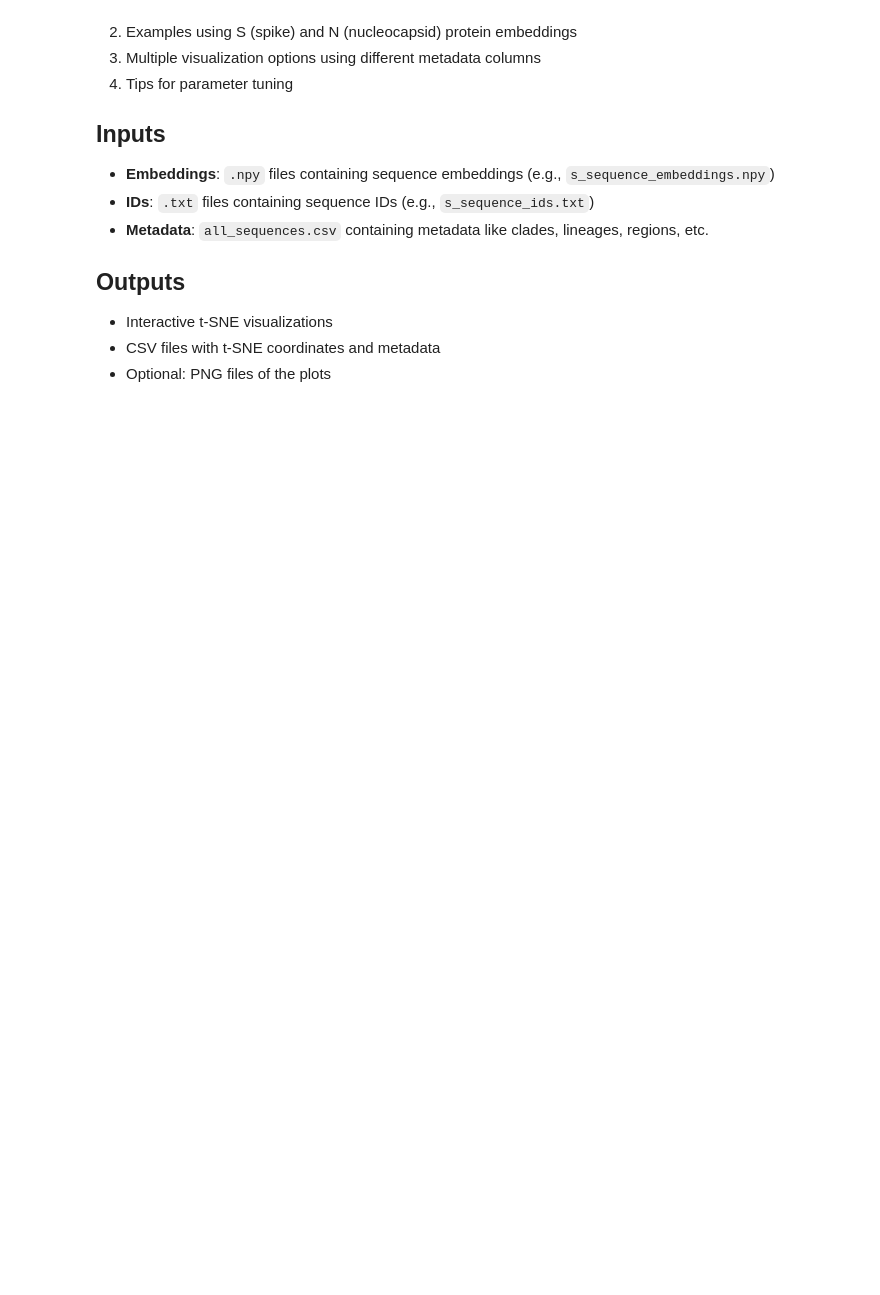
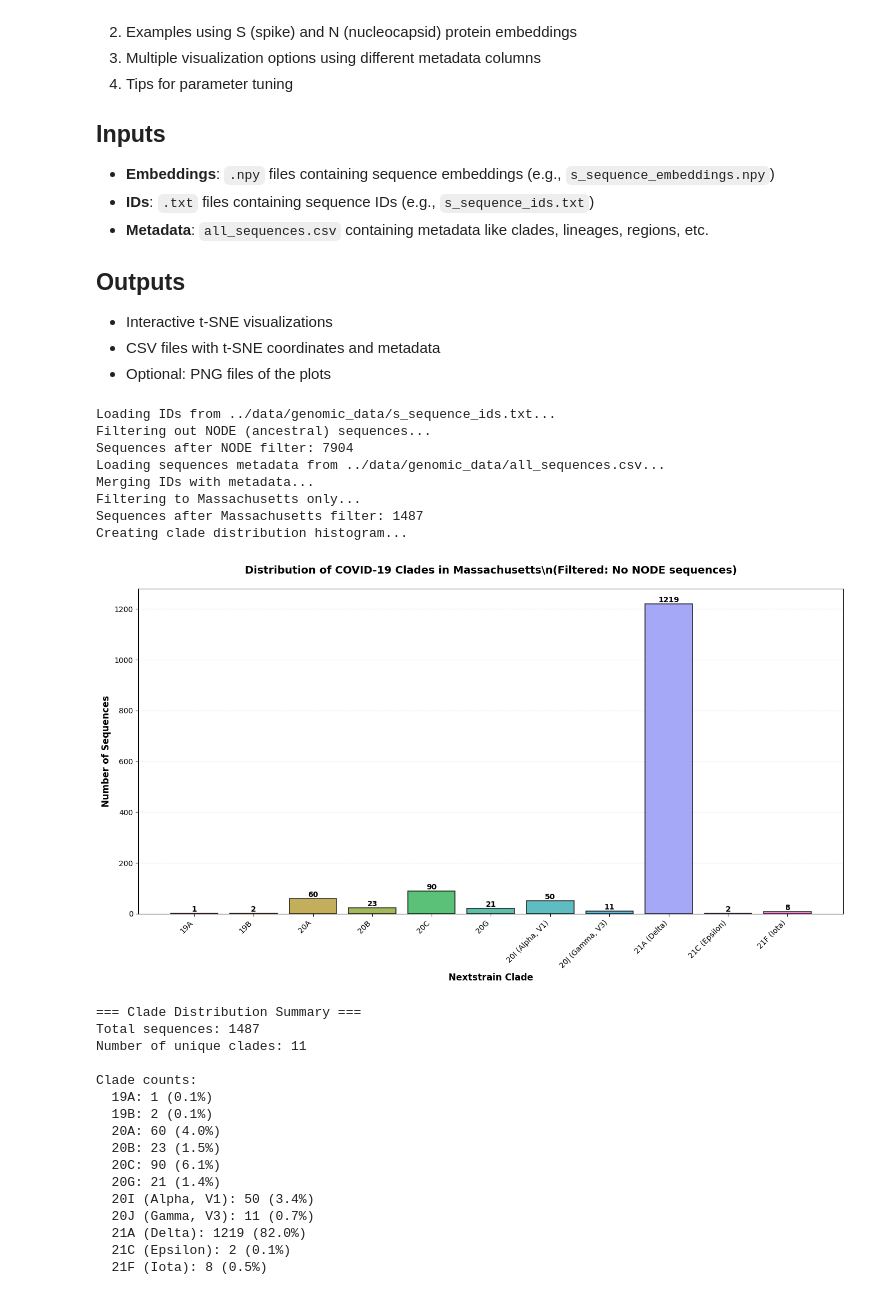
Before and after one commit to vnagpal25/gen-cov-abm, a Jupyter notebook: notebooks/visualize-embeddings.ipynb, the cells around one changed output. Cells and saved outputs as stored; diff of their text form; code cells hidden in the pictures; blank space fills up the shorter version.

```diff
--- a/notebooks/visualize-embeddings.ipynb
+++ b/notebooks/visualize-embeddings.ipynb
@@ -84,35 +84,61 @@ def plot_clade_distribution(ids_path, sequences_csv_path, figsize=(14, 8)):
     ax.set_xticklabels(clade_counts.index, rotation=45, ha='right')
 
     # Add value labels on top of bars
     for i, (bar, count) in enumerate(zip(bars, clade_counts.values)):
         height = bar.get_height()
         ax.text(bar.get_x() + bar.get_width()/2., height,
                 f'{int(count)}',
                 ha='center', va='bottom', fontsize=10, fontweight='bold')
 
     # Add grid
     ax.grid(True, axis='y', alpha=0.3, linestyle='--')
     ax.set_axisbelow(True)
 
     plt.tight_layout()
     plt.show()
 
     # Print summary statistics
     print(f"\n=== Clade Distribution Summary ===")
     print(f"Total sequences: {len(metadata_df)}")
     print(f"Number of unique clades: {len(clade_counts)}")
     print(f"\nClade counts:")
     for clade, count in clade_counts.items():
         percentage = (count / len(metadata_df)) * 100
         print(f"  {clade}: {count} ({percentage:.1f}%)")
 
     return metadata_df
 
 # Example usage with S sequence IDs
-ids_path = '../data/s_sequence_ids.txt'
-sequences_csv_path = '../data/all_sequences-v2.csv'
+ids_path = '../data/genomic_data/s_sequence_ids.txt'
+sequences_csv_path = '../data/genomic_data/all_sequences.csv'
 
 filtered_metadata = plot_clade_distribution(ids_path, sequences_csv_path)
+# %% [output]
+Loading IDs from ../data/genomic_data/s_sequence_ids.txt...
+Filtering out NODE (ancestral) sequences...
+Sequences after NODE filter: 7904
+Loading sequences metadata from ../data/genomic_data/all_sequences.csv...
+Merging IDs with metadata...
+Filtering to Massachusetts only...
+Sequences after Massachusetts filter: 1487
+Creating clade distribution histogram...
+[figure, added]
+=== Clade Distribution Summary ===
+Total sequences: 1487
+Number of unique clades: 11
+
+Clade counts:
+  19A: 1 (0.1%)
+  19B: 2 (0.1%)
+  20A: 60 (4.0%)
+  20B: 23 (1.5%)
+  20C: 90 (6.1%)
+  20G: 21 (1.4%)
+  20I (Alpha, V1): 50 (3.4%)
+  20J (Gamma, V3): 11 (0.7%)
+  21A (Delta): 1219 (82.0%)
+  21C (Epsilon): 2 (0.1%)
+  21F (Iota): 8 (0.5%)
 # %%
 def visualize_embeddings_tsne(
     embeddings_path,
```
Also changed, not shown: parts of 6 cells of this notebook, 1 other file.
